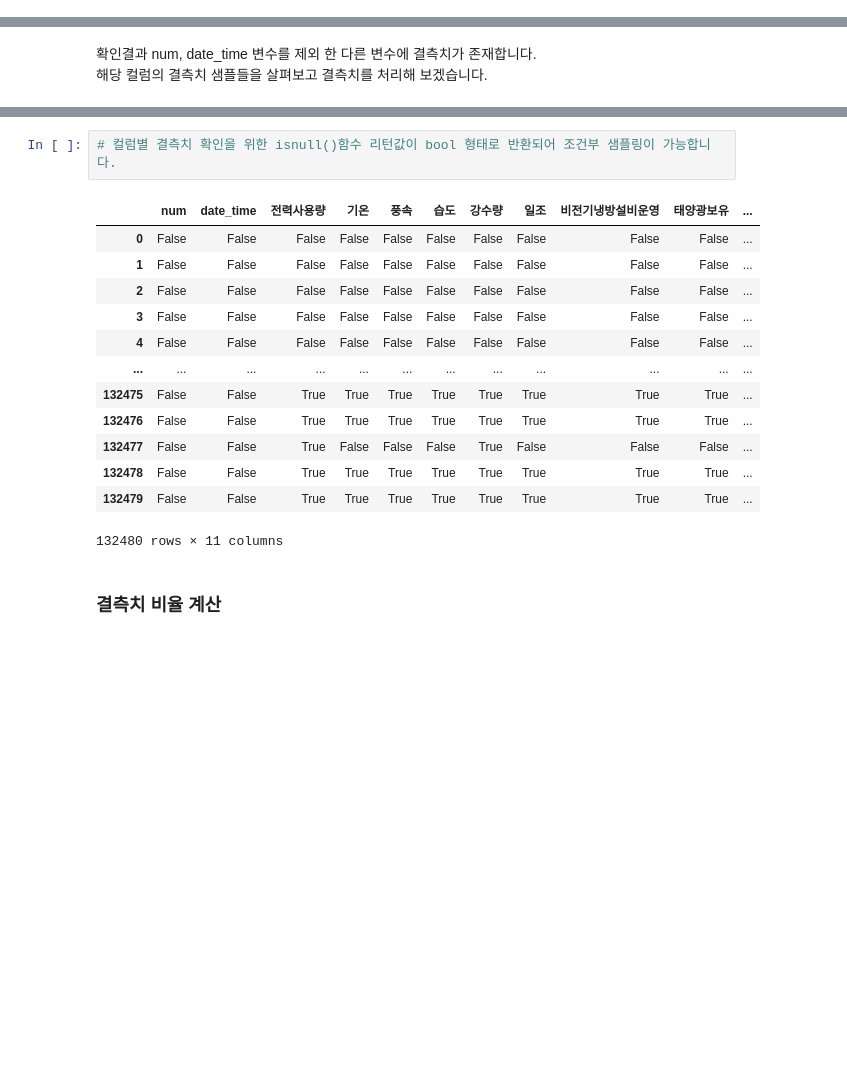
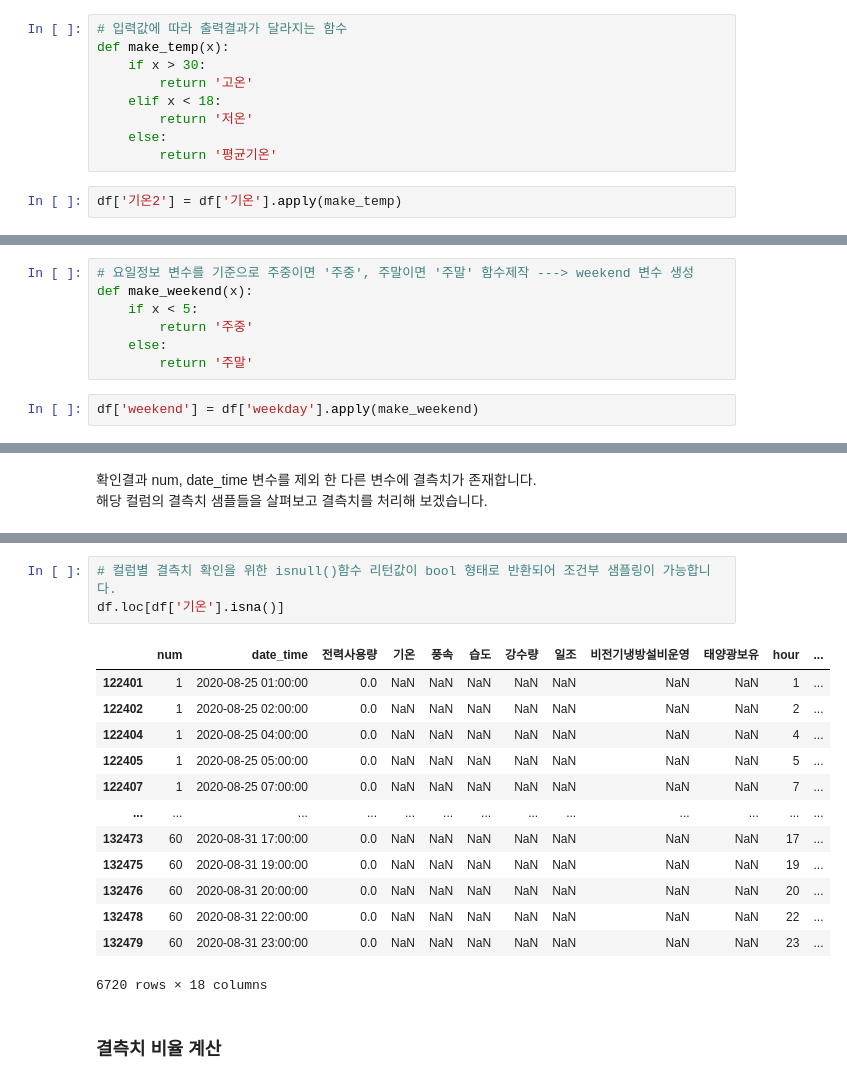
Before and after one commit to overgroove/samsung_ML, a Jupyter notebook: 03_package_pandas.ipynb, the cells around one changed output, grey strips where cells are left out. Cells and saved outputs as stored; diff of their text form; blank space fills up the shorter version.

```diff
--- a/03_package_pandas.ipynb
+++ b/03_package_pandas.ipynb
@@ -1206,0 +1312,11 @@ Categories (2, object): ['저온' < '고온']
+# %%
+# 입력값에 따라 출력결과가 달라지는 함수
+def make_temp(x):
+    if x > 30:
+        return '고온'
+    elif x < 18:
+        return '저온'
+    else:
+        return '평균기온'
+# %%
+df['기온2'] = df['기온'].apply(make_temp)
@@ -1207,3 +1338,12 @@ Categories (2, object): ['저온' < '고온']
+# %%
+# 요일정보 변수를 기준으로 주중이면 '주중', 주말이면 '주말' 함수제작 ---> weekend 변수 생성
+def make_weekend(x):
+    if x < 5:
+        return '주중'
+    else:
+        return '주말'
+# %%
+df['weekend'] = df['weekday'].apply(make_weekend)
 # %% [markdown]
 ## 결측치 처리
 > 데이터 분석을 위해서는 데이터셋 내에 빈 값이 있는 경우 분석에 방해가 될 수 있는 여지가 많습니다.
@@ -1237,19 +1393,20 @@ memory usage: 11.1 MB
 # %%
 # 컬럼별 결측치 확인을 위한 isnull()함수 리턴값이 bool 형태로 반환되어 조건부 샘플링이 가능합니다.
+df.loc[df['기온'].isna()]
 # %% [output]
-|  | num | date_time | 전력사용량 | 기온 | 풍속 | 습도 | 강수량 | 일조 | 비전기냉방설비운영 | 태양광보유 | ... |
-| 0 | False | False | False | False | False | False | False | False | False | False | ... |
-| 1 | False | False | False | False | False | False | False | False | False | False | ... |
-| 2 | False | False | False | False | False | False | False | False | False | False | ... |
-| 3 | False | False | False | False | False | False | False | False | False | False | ... |
-| 4 | False | False | False | False | False | False | False | False | False | False | ... |
-| ... | ... | ... | ... | ... | ... | ... | ... | ... | ... | ... | ... |
-| 132475 | False | False | True | True | True | True | True | True | True | True | ... |
-| 132476 | False | False | True | True | True | True | True | True | True | True | ... |
-| 132477 | False | False | True | False | False | False | True | False | False | False | ... |
-| 132478 | False | False | True | True | True | True | True | True | True | True | ... |
-| 132479 | False | False | True | True | True | True | True | True | True | True | ... |
+|  | num | date_time | 전력사용량 | 기온 | 풍속 | 습도 | 강수량 | 일조 | 비전기냉방설비운영 | 태양광보유 | hour | ... |
+| 122401 | 1 | 2020-08-25 01:00:00 | 0.0 | NaN | NaN | NaN | NaN | NaN | NaN | NaN | 1 | ... |
+| 122402 | 1 | 2020-08-25 02:00:00 | 0.0 | NaN | NaN | NaN | NaN | NaN | NaN | NaN | 2 | ... |
+| 122404 | 1 | 2020-08-25 04:00:00 | 0.0 | NaN | NaN | NaN | NaN | NaN | NaN | NaN | 4 | ... |
+| 122405 | 1 | 2020-08-25 05:00:00 | 0.0 | NaN | NaN | NaN | NaN | NaN | NaN | NaN | 5 | ... |
+| 122407 | 1 | 2020-08-25 07:00:00 | 0.0 | NaN | NaN | NaN | NaN | NaN | NaN | NaN | 7 | ... |
+| ... | ... | ... | ... | ... | ... | ... | ... | ... | ... | ... | ... | ... |
+| 132473 | 60 | 2020-08-31 17:00:00 | 0.0 | NaN | NaN | NaN | NaN | NaN | NaN | NaN | 17 | ... |
+| 132475 | 60 | 2020-08-31 19:00:00 | 0.0 | NaN | NaN | NaN | NaN | NaN | NaN | NaN | 19 | ... |
+| 132476 | 60 | 2020-08-31 20:00:00 | 0.0 | NaN | NaN | NaN | NaN | NaN | NaN | NaN | 20 | ... |
+| 132478 | 60 | 2020-08-31 22:00:00 | 0.0 | NaN | NaN | NaN | NaN | NaN | NaN | NaN | 22 | ... |
+| 132479 | 60 | 2020-08-31 23:00:00 | 0.0 | NaN | NaN | NaN | NaN | NaN | NaN | NaN | 23 | ... |
-132480 rows × 11 columns
+6720 rows × 18 columns
 # %% [markdown]
 ### 결측치 비율 계산
 # %%
```
Also changed, not shown: parts of 30 cells of this notebook.
